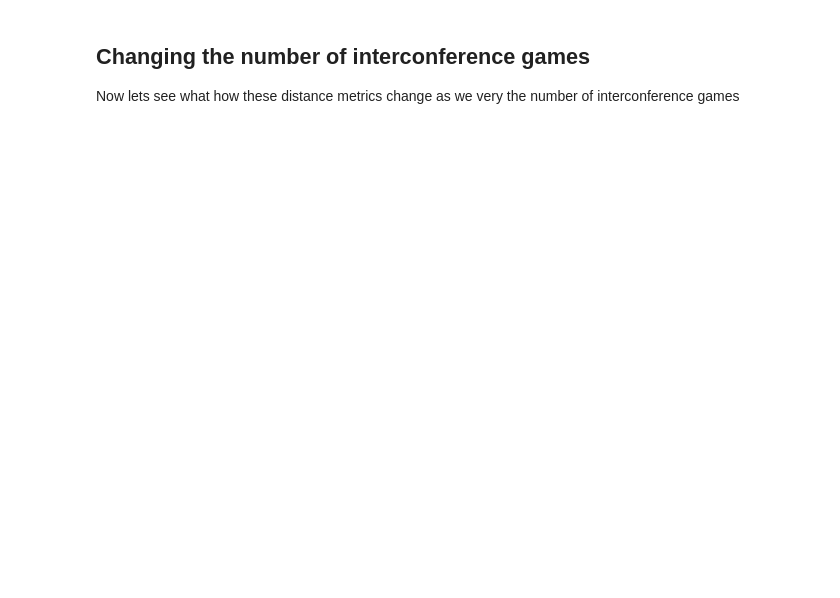
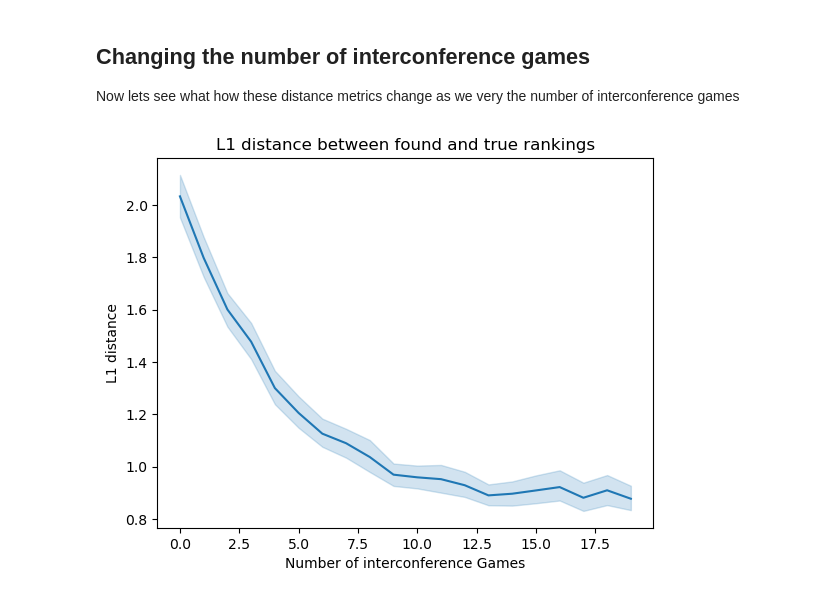
Before and after one commit to jmcalis/InterconferencePlay, a Jupyter notebook: Demo.ipynb, the cells around one changed output. Saved outputs shown, nothing was run; the diff lists cells and outputs as text; code cells hidden in the pictures; blank space fills up the shorter version.

```diff
--- a/Demo.ipynb
+++ b/Demo.ipynb
@@ -55,18 +110,14 @@ print(pc.correct_top_12(truerank,foundrank))
 
 Now lets see what how these distance metrics change as we very the number of interconference games
 # %%
-results = pc.scan(10,12,0,20,reps = 400)
-ms = results[0]
-lds = results[1]
-cws = results[2]
-ct4 = results[3]
-ct12 = results[4]
-
-plt.plot(ms,lds)
+df = pc.scanZer(10,12,0,20,reps = 1000)
+ax = sns.lineplot(data=df, x='M', y='LD')
 plt.xlabel('Number of interconference Games')
 plt.ylabel('L1 distance')
 plt.title('L1 distance between found and true rankings')
 plt.show()
+# %% [output]
+[figure, added]
 # %%
 fig = plt.figure
 ax = plt.subplot(111)
```
Also changed, not shown: parts of 10 cells of this notebook, 3 other files.
